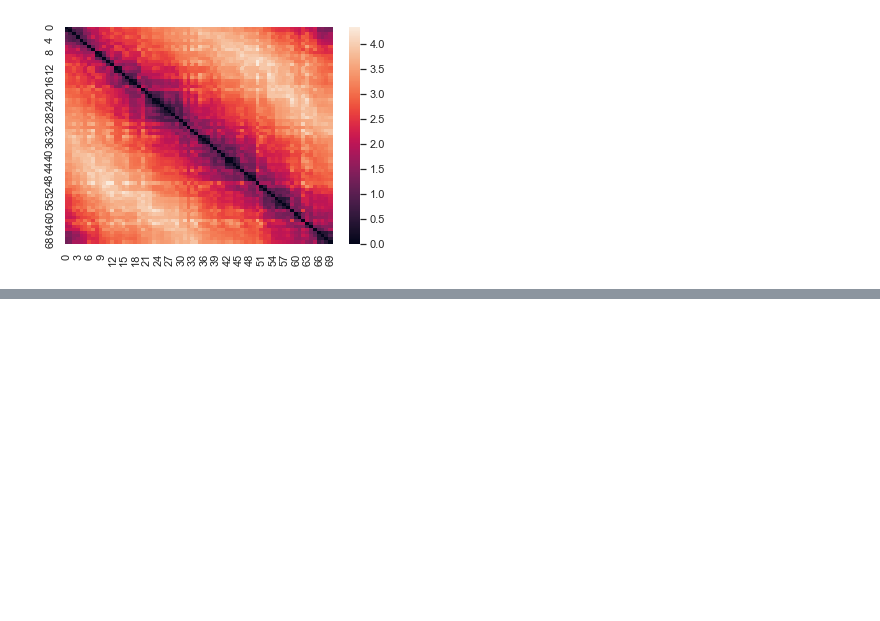
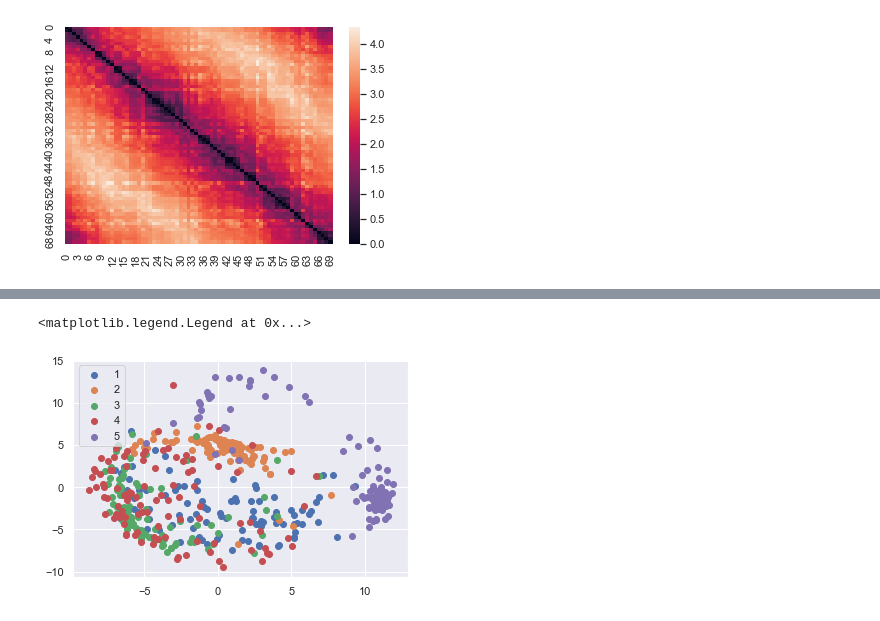
Before and after one commit to razta6/owlytics, a Jupyter notebook: Owlytics Data Science Assignment.ipynb, the cells around one changed output, grey strips where cells are left out. Saved outputs shown, nothing was run; the diff lists cells and outputs as text; code cells hidden in the pictures; blank space fills up the shorter version.

```diff
--- a/Owlytics Data Science Assignment.ipynb
+++ b/Owlytics Data Science Assignment.ipynb
@@ -304,0 +332,8 @@ NearestNeighbors(algorithm='ball_tree', leaf_size=30,
+# %%
+cwt_features = []
+for i, row in features.iterrows():
+    coeffs = pywt.wavedec(row, 'db2', level=DECONSTRUCT_LEVEL)
+    nth_level_approx_coeffs = coeffs[0]
+    cwt_features.append(nth_level_approx_coeffs)
+
+cwt_features = pd.DataFrame(cwt_features, index=features.index)
@@ -304,0 +377,23 @@ NearestNeighbors(algorithm='ball_tree', leaf_size=30,
+# %%
+cwt_features_scaled = preprocessing.scale(cwt_features)
+# cwt_features_scaled = cwt_features - cwt_features.mean()
+# %%
+pca = PCA(n_components=2)
+pca.fit(cwt_features_scaled)
+X = pca.transform(cwt_features_scaled)
+# %%
+cls1 = X[np.where(labels["1"]==1)[0]]
+cls2 = X[np.where(labels["1"]==2)[0]]
+cls3 = X[np.where(labels["1"]==3)[0]]
+cls4 = X[np.where(labels["1"]==4)[0]]
+cls5 = X[np.where(labels["1"]==5)[0]]
+# %%
+plt.scatter(cls1[:, 0], cls1[:, 1], label=1)
+plt.scatter(cls2[:, 0], cls2[:, 1], label=2)
+plt.scatter(cls3[:, 0], cls3[:, 1], label=3)
+plt.scatter(cls4[:, 0], cls4[:, 1], label=4)
+plt.scatter(cls5[:, 0], cls5[:, 1], label=5)
+plt.legend()
+# %% [output]
+<matplotlib.legend.Legend at 0x...>
+[figure, added]
```
Also changed, not shown: parts of 72 cells of this notebook, 2 other files.
